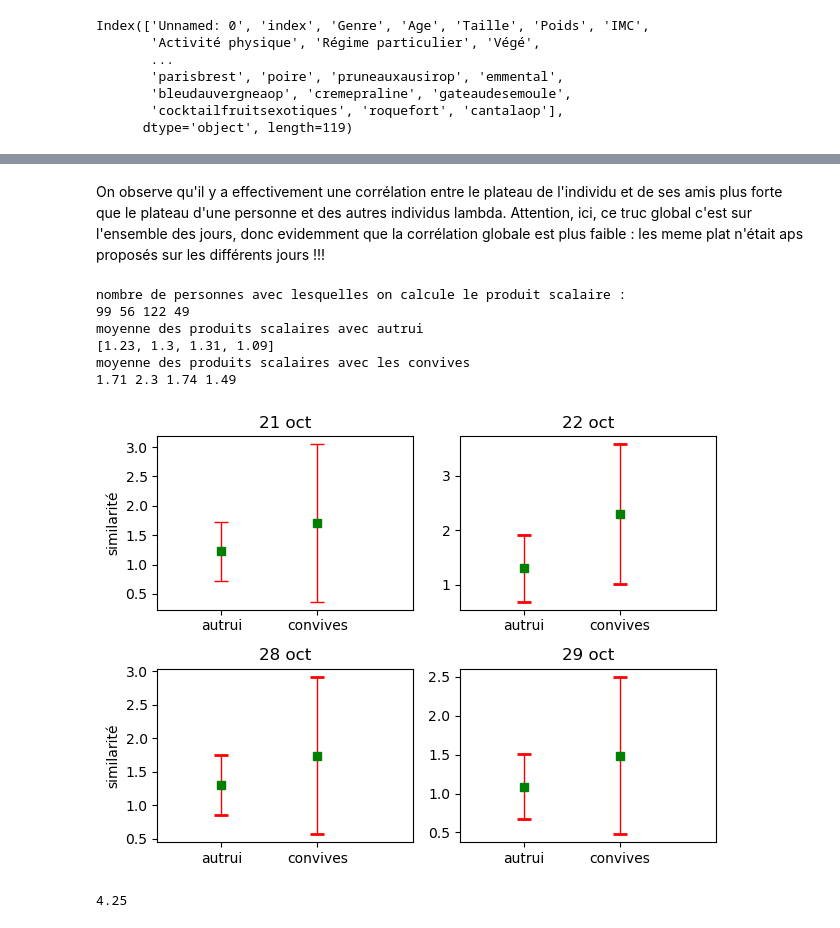
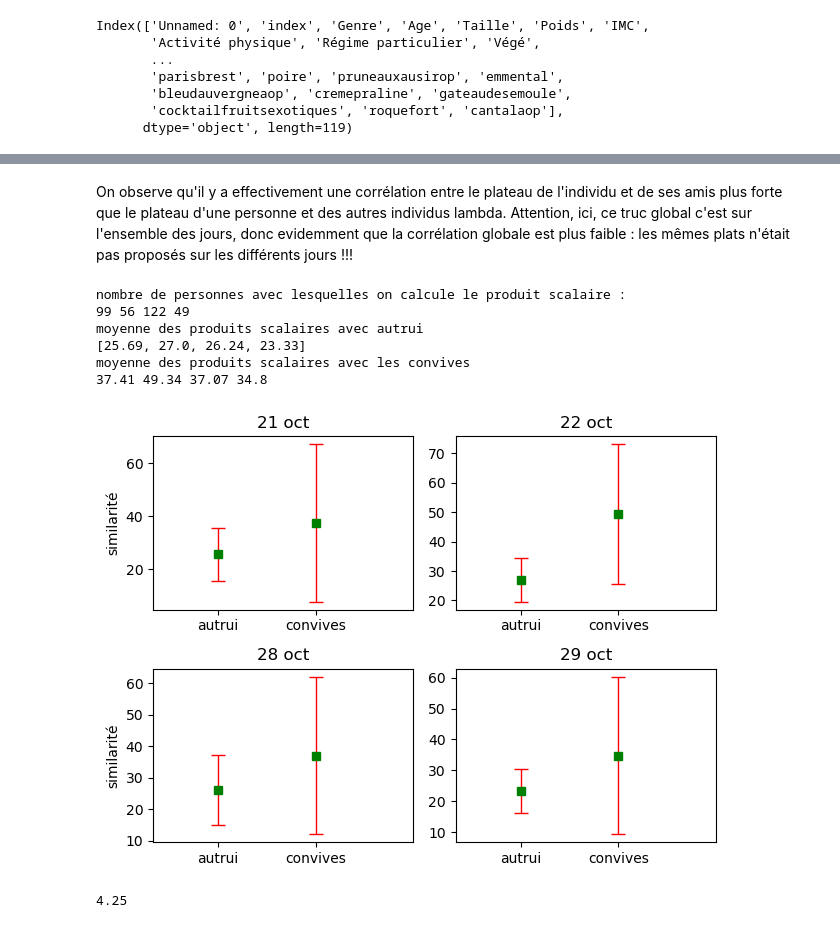
Before and after one commit to hippolyte456/Projet_MIChoCo, a Jupyter notebook: analyse/correlation_hélène.ipynb, the cells around one changed output, grey strips where cells are left out. Saved outputs shown, nothing was run; the diff lists cells and outputs as text; code cells hidden in the pictures.

```diff
--- a/analyse/correlation_hélène.ipynb
+++ b/analyse/correlation_hélène.ipynb
@@ -88,7 +88,7 @@ for i, n_form in enumerate(merged['index']):
         if (merged['index'] == ami).sum(): # si l'ami existe (= a bien rendu son formulaire )
             plateau_2 = np.array(merged.loc[merged['index'] == ami]).flatten() # le plateau de l'ami
             plateau_2 = plateau_2[41:] # on ne s'interesse qu'aux colonnes renseignant les choix d'aliments
-            ps_convives += np.dot(plateau_1, plateau_2.T)
+            ps_convives += ((2 * np.dot(plateau_1, plateau_2.T) ) / (plateau_1.sum() + plateau_2.sum())) * 100
         else :
             friends.remove(ami)
 
@@ -116,7 +116,7 @@ for i, n_form in enumerate(merged['index']):
             try:
                 plateau_2 = np.array(merged.loc[merged['index'] == indiv]).flatten()
                 plateau_2 = plateau_2[41:]
-                ps_tot += np.dot(plateau_1, plateau_2.T)
+                ps_tot += ((2 * np.dot(plateau_1, plateau_2.T) ) / (plateau_1.sum() + plateau_2.sum())) * 100
 
             except:
                 pass # cas où le numero de formulaire de la personne n'est plus dans le df processed
@@ -160,25 +160,28 @@ plt.savefig('figures/corr_plateaux_global')
 <Figure size 640x480 with 0 Axes>
 # %% [markdown]
-On observe qu'il y a effectivement une corrélation entre le plateau de l'individu et de ses amis plus forte que le plateau d'une personne et des autres individus lambda. Attention, ici, ce truc global c'est sur l'ensemble des jours, donc evidemment que la corrélation globale est plus faible : les meme plat n'était aps proposés sur les différents jours  !!!
+On observe qu'il y a effectivement une corrélation entre le plateau de l'individu et de ses amis plus forte que le plateau d'une personne et des autres individus lambda. Attention, ici, ce truc global c'est sur l'ensemble des jours, donc evidemment que la corrélation globale est plus faible : les mêmes plats n'était pas proposés sur les différents jours  !!!
 # %%
+from math import sqrt
+
 mean_tot_21 = corr_oct_21['corr_tot'].mean()
 mean_convives_21 = corr_oct_21['corr_convives'].mean(skipna = True)
-se_tot_21 = corr_oct_21['corr_tot'].std()
+se_tot_21 = sqrt(len(corr_oct_21['corr_tot']))
 se_convives_21 = corr_oct_21['corr_convives'].std()
+#se_convives_21 = sqrt(corr_oct_21['nb_copains']).mean(skipna=True)
 
 mean_tot_22 = corr_oct_22['corr_tot'].mean()
 mean_convives_22 = corr_oct_22['corr_convives'].mean(skipna = True)
-se_tot_22 = corr_oct_22['corr_tot'].std()
+se_tot_22 = sqrt(len(corr_oct_22['corr_tot']))
 se_convives_22 = corr_oct_22['corr_convives'].std()
 
 mean_tot_28 = corr_oct_28['corr_tot'].mean()
 mean_convives_28 = corr_oct_28['corr_convives'].mean(skipna = True)
-se_tot_28 = corr_oct_28['corr_tot'].std()
+se_tot_28 = sqrt(len(corr_oct_28['corr_tot']))
 se_convives_28 = corr_oct_28['corr_convives'].std()
 
 mean_tot_29 = corr_oct_29['corr_tot'].mean()
 mean_convives_29 = corr_oct_29['corr_convives'].mean(skipna = True)
-se_tot_29 = corr_oct_29['corr_tot'].std()
+se_tot_29 = sqrt(len(corr_oct_29['corr_tot']))
 se_convives_29 = corr_oct_29['corr_convives'].std()
 
 means = [mean_tot_21 , mean_convives_21, mean_tot_22 , mean_convives_22, mean_tot_28 , mean_convives_28, mean_tot_29 , mean_convives_29]
@@ -217,36 +220,36 @@ plt.errorbar(X, means , yerr = se, color = 'g', fmt='s', ecolor = 'red', capthic
 plt.xticks(X, ['autrui', 'convives'])
 plt.title('22 oct')
 
 plt.subplot(223)
 means = [mean_tot_28 , mean_convives_28]
 se = [se_tot_28, se_convives_28]
 X = [0.5, 1.25]
 plt.xlim(0,2)
 plt.ylabel('similarité')
 plt.errorbar(X, means , yerr = se, color = 'g',fmt='s', ecolor = 'red', capthick = 1, elinewidth = 1, capsize = 5)
 plt.xticks(X, ['autrui', 'convives'])
 plt.title('28 oct')
 
 plt.subplot(224)
 means = [mean_tot_29 , mean_convives_29]
 se = [se_tot_29, se_convives_29]
 X = [0.5, 1.25]
 plt.xlim(0,2)
 plt.errorbar(X, means , yerr = se,color = 'g', fmt='s', ecolor = 'red', capthick = 1, elinewidth = 1, capsize = 5)
 plt.xticks(X, ['autrui', 'convives'])
 plt.title('29 oct')
 plt.tight_layout()
 plt.show()
 
 fig.savefig('figures/stats_similarites')
 # %% [output]
 nombre de personnes avec lesquelles on calcule le produit scalaire :
 99 56 122 49
 moyenne des produits scalaires avec autrui
-[1.23, 1.3, 1.31, 1.09]
+[25.69, 27.0, 26.24, 23.33]
 moyenne des produits scalaires avec les convives
-1.71 2.3 1.74 1.49
+37.41 49.34 37.07 34.8
-[figure, old version]
+[figure, new version]
 # %%
 # on peut voir les résultats jour par jour :
 mini = 0
```
Also changed, not shown: parts of 7 cells of this notebook, 4 other files.
